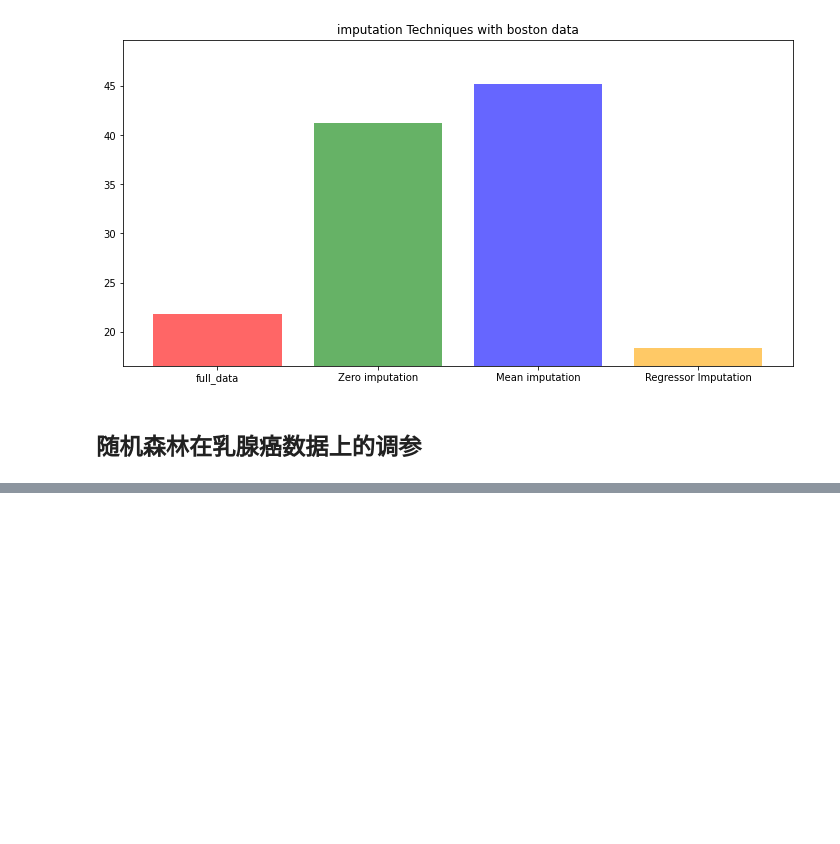
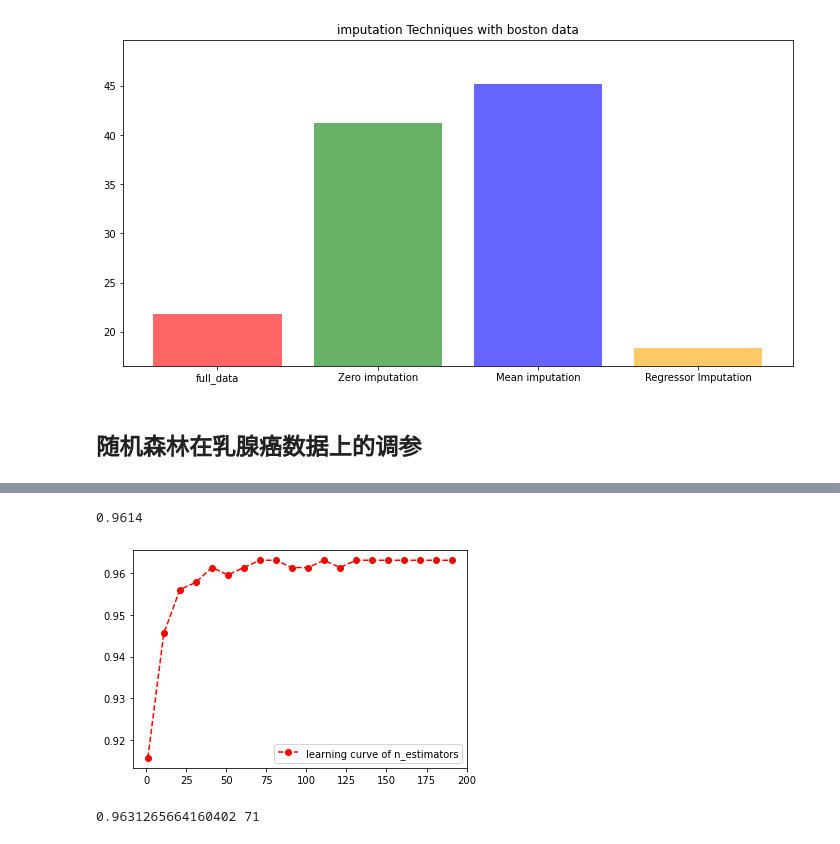
Before and after one commit to dongyeseu/knowledge, a Jupyter notebook: machine_learning/1.1 菜菜的sklearn学习课堂/2. Random Forest.ipynb, the cells around one changed output, grey strips where cells are left out. Saved outputs shown, nothing was run; the diff lists cells and outputs as text; code cells hidden in the pictures; blank space fills up the shorter version.

```diff
--- a/machine_learning/1.1 菜菜的sklearn学习课堂/2. Random Forest.ipynb
+++ b/machine_learning/1.1 菜菜的sklearn学习课堂/2. Random Forest.ipynb
@@ -561,0 +571,4 @@ plt.show()
+# %%
+# 导入数据集
+data = load_breast_cancer()
+data
@@ -561,0 +634,23 @@ plt.show()
+# %%
+# 实例化
+rfc = RandomForestClassifier(n_estimators = 60, random_state = 90);
+score_pre = cross_val_score(rfc, data.data, data.target, cv = 10).mean();
+print(round(score_pre,4))
+# %% [output]
+0.9614
+# %%
+# 学习曲线，n_estimators
+scorel = [];
+for i in range(0,200,10):
+    rfc = RandomForestClassifier(n_estimators = i+1, random_state = 90);
+    score_pre = cross_val_score(rfc, data.data, data.target, cv = 10).mean();
+    scorel.append(score_pre);
+plt.plot(range(1,201,10),scorel,'o--', color = 'red',label = 'learning curve of n_estimators');
+plt.legend();
+plt.show()
+# %% [output]
+[figure, added]
+# %%
+print(max(scorel),(scorel.index(max(scorel))*10+1))
+# %% [output]
+0.9631265664160402 71
```
Also changed, not shown: parts of 16 cells of this notebook, 1 other file.
